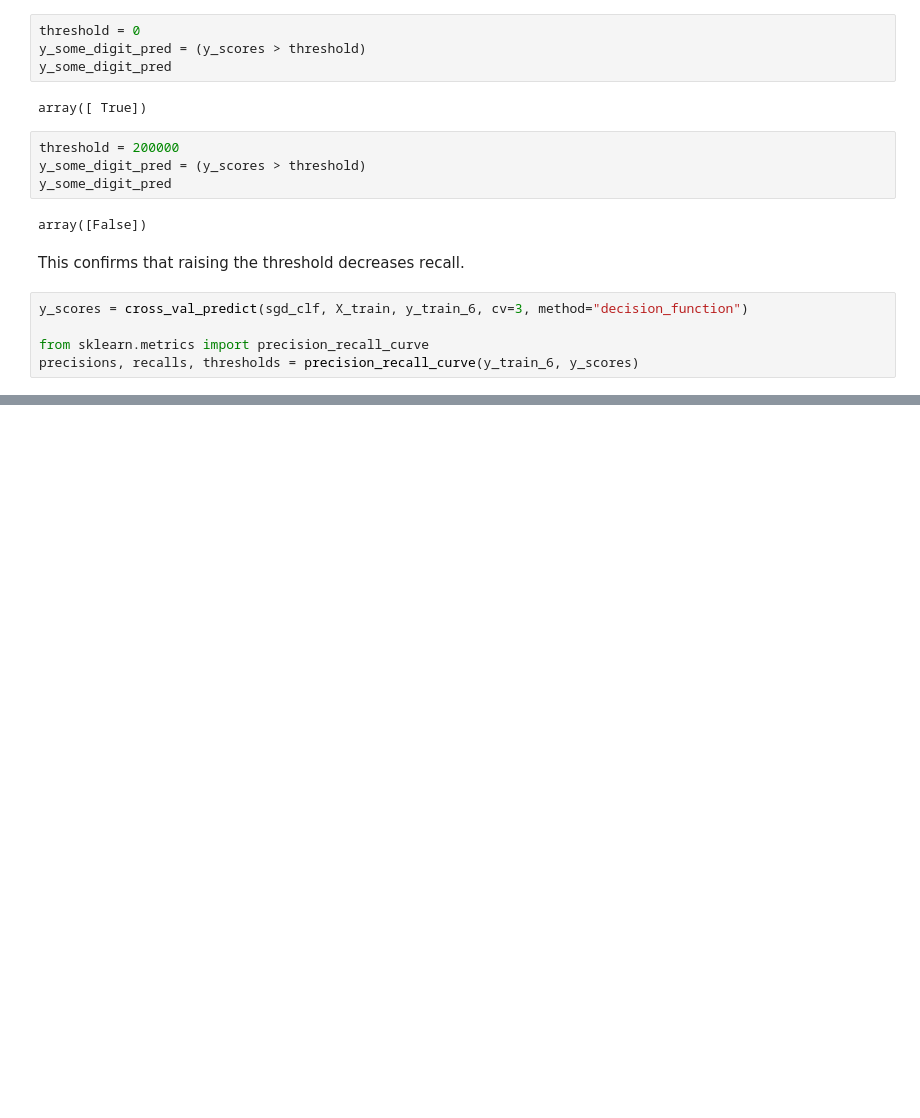
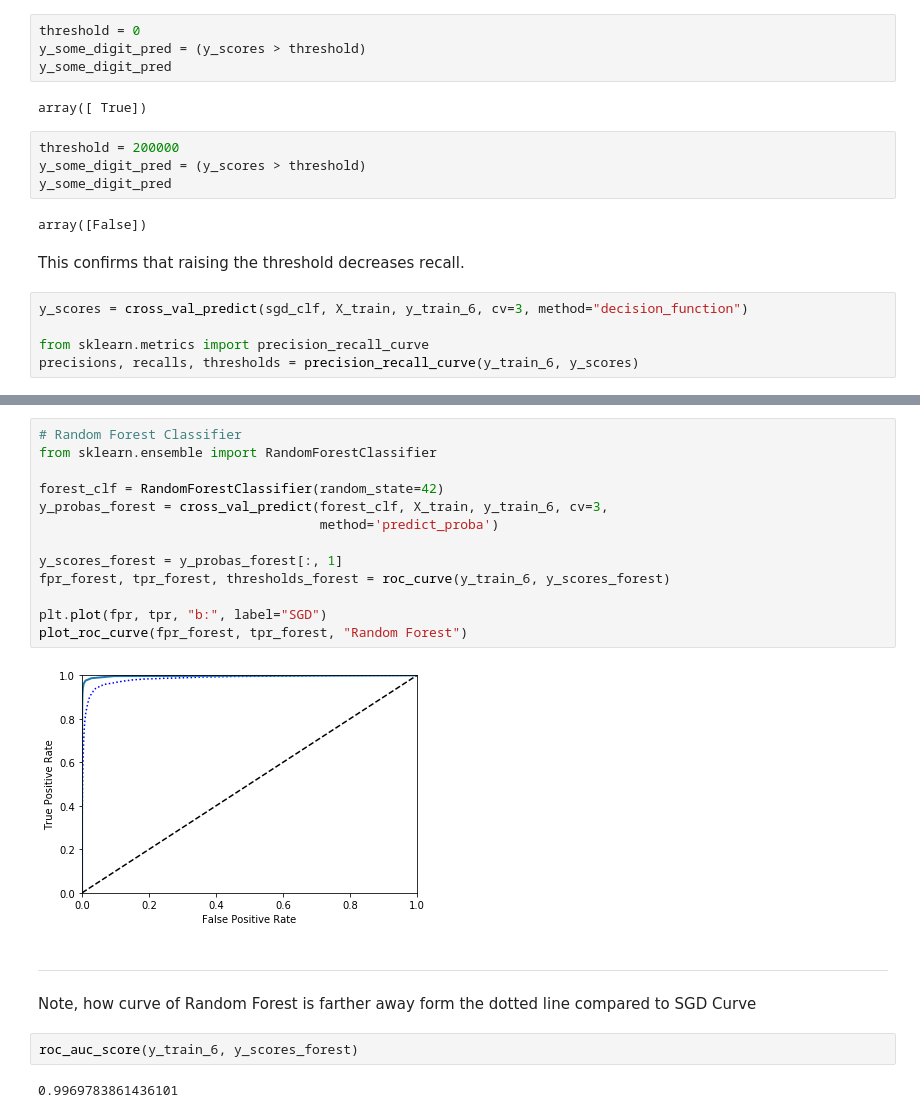
Before and after one commit to itirkaa/MNIST-Classification, a Jupyter notebook: MNISTClassification.ipynb, the cells around one changed output, grey strips where cells are left out. Cells and saved outputs as stored; diff of their text form; blank space fills up the shorter version.

```diff
--- a/MNISTClassification.ipynb
+++ b/MNISTClassification.ipynb
@@ -223,0 +253,22 @@ plot_precision_recall_vs_threshold(precisions, recalls, thresholds)
+# %%
+# Random Forest Classifier
+from sklearn.ensemble import RandomForestClassifier
+
+forest_clf = RandomForestClassifier(random_state=42)
+y_probas_forest = cross_val_predict(forest_clf, X_train, y_train_6, cv=3,
+                                    method='predict_proba')
+
+y_scores_forest = y_probas_forest[:, 1]
+fpr_forest, tpr_forest, thresholds_forest = roc_curve(y_train_6, y_scores_forest)
+
+plt.plot(fpr, tpr, "b:", label="SGD")
+plot_roc_curve(fpr_forest, tpr_forest, "Random Forest")
+# %% [output]
+[figure, added]
+# %% [markdown]
+***********
+Note, how curve of Random Forest is farther away form the dotted line compared to SGD Curve
+# %%
+roc_auc_score(y_train_6, y_scores_forest)
+# %% [output]
+0.9969783861436101
```
Also changed, not shown: parts of 49 cells of this notebook.
